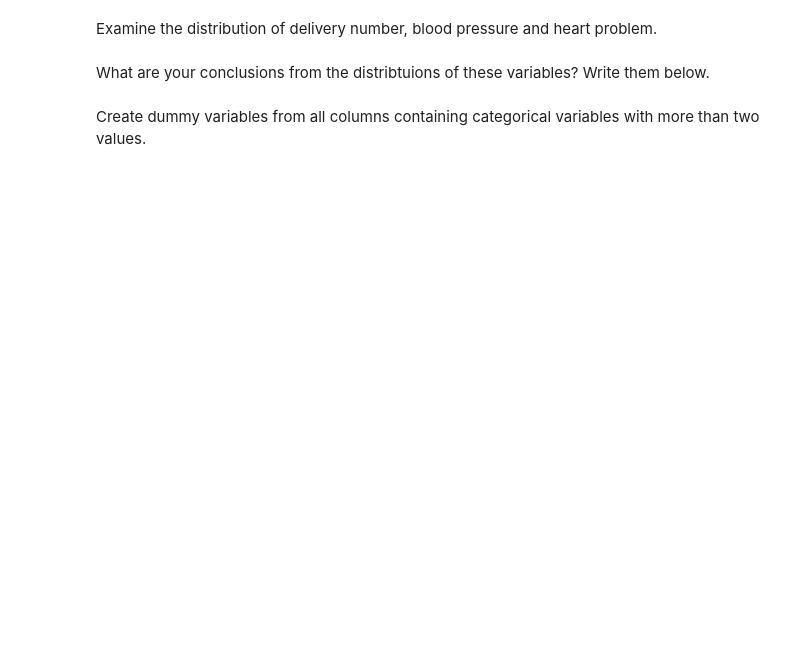
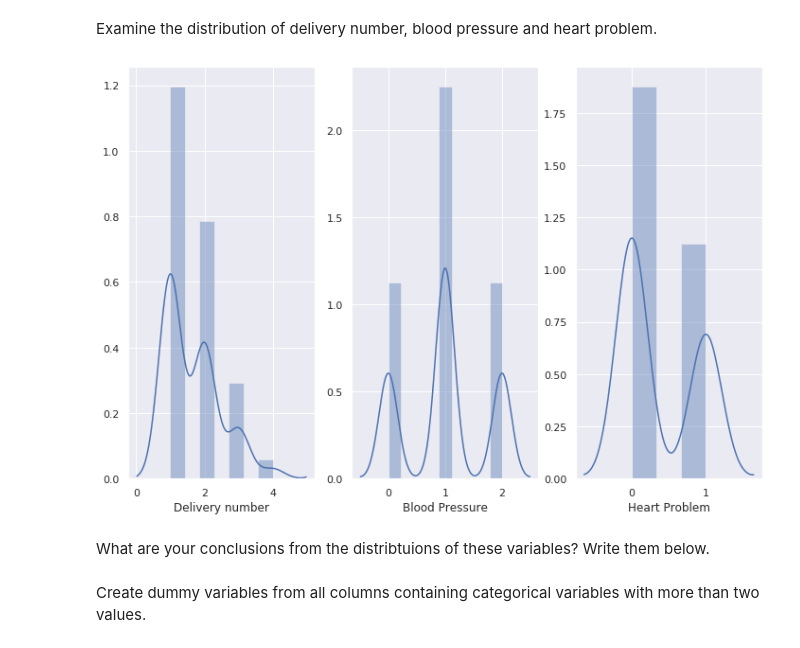
Before and after one commit to thinkful-dsi-axolotl/student_pair_work, a Jupyter notebook: Brian-Farooq-Riley/Day_32_Lecture_2_Assignment.ipynb, the cells around one changed output. Saved outputs shown, nothing was run; the diff lists cells and outputs as text; code cells hidden in the pictures; blank space fills up the shorter version.

```diff
--- a/Brian-Farooq-Riley/Day_32_Lecture_2_Assignment.ipynb
+++ b/Brian-Farooq-Riley/Day_32_Lecture_2_Assignment.ipynb
@@ -8,6 +8,11 @@ In this assignment, we will learn about SVM. We will use the csection dataset lo
 import matplotlib.pyplot as plt
 import numpy as np
 import pandas as pd
+import seaborn as sns
+from sklearn.model_selection import train_test_split
+from sklearn.svm import SVC
+
+sns.set()
 # %%
 # Age -  ranges from 18 to 40
 # Delivery number - ranges from 1 to 4
@@ -53,2 +78,14 @@ Examine the distribution of delivery number, blood pressure and heart problem.
+# %%
+# answer below:
+plt.figure(figsize=(12,8))
+plt.subplot(1, 3, 1)
+sns.distplot(csection['Delivery number'])
+plt.subplot(1, 3, 2)
+sns.distplot(csection['Blood Pressure'])
+plt.subplot(1, 3, 3)
+sns.distplot(csection['Heart Problem'])
+plt.show()
+# %% [output]
+[figure, added]
 # %% [markdown]
 What are your conclusions from the distribtuions of these variables? Write them below.
```
Also changed, not shown: parts of 14 cells of this notebook.
